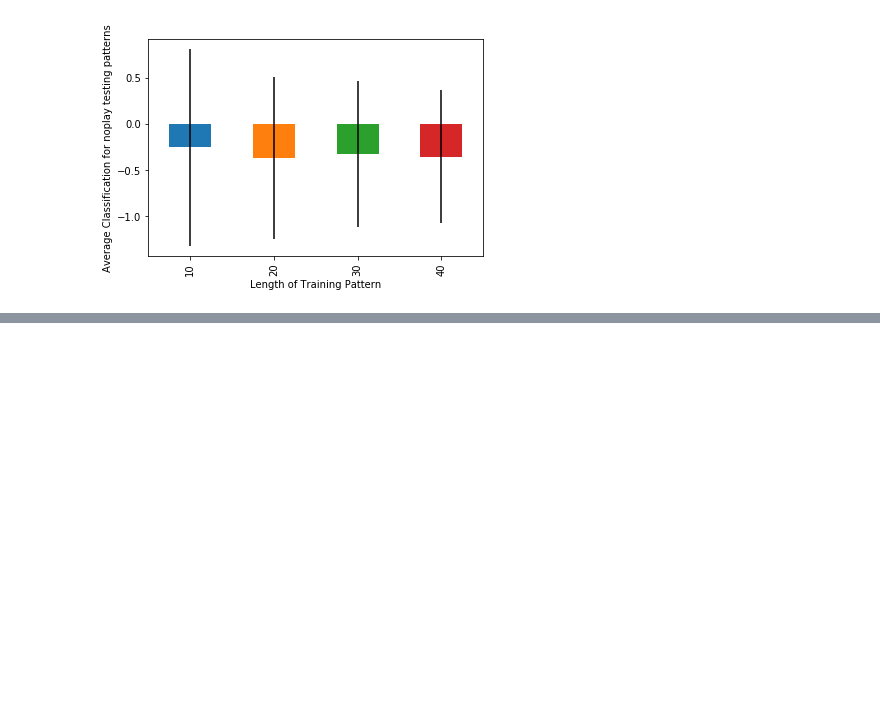
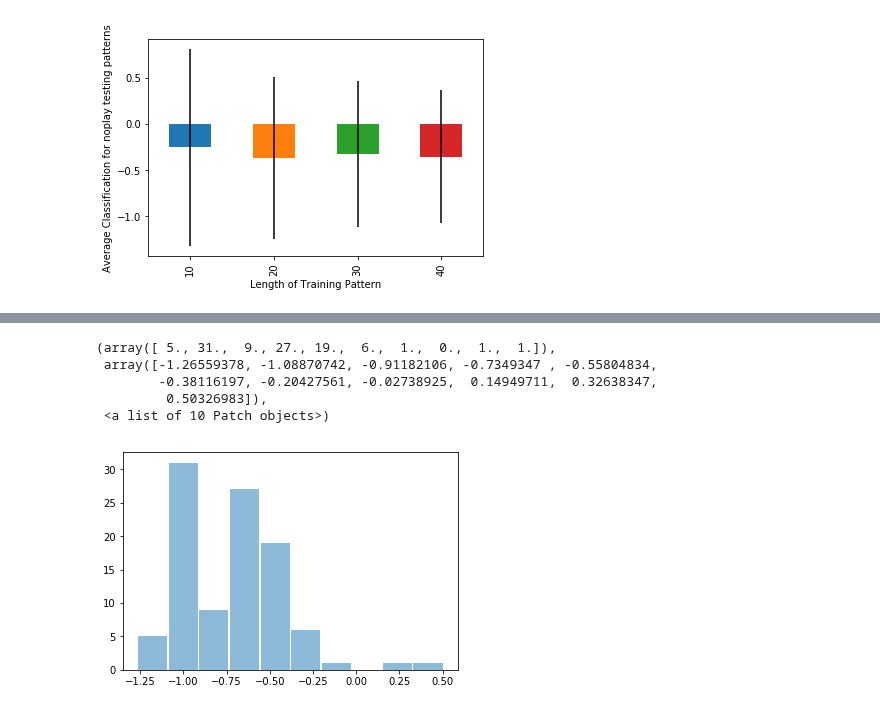
Before and after one commit to maddybartlett/NEN001, a Jupyter notebook: Plots.ipynb, the cells around one changed output, grey strips where cells are left out. Cells and saved outputs as stored; diff of their text form; code cells hidden in the pictures; blank space fills up the shorter version.

```diff
--- a/Plots.ipynb
+++ b/Plots.ipynb
@@ -758,0 +779,18 @@ Text(0.5,0,'Length of Training Pattern')
+# %%
+data_5_8 = pd.DataFrame(pytry.read('len_5_dim_8'))
+
+lendim = []
+for i in range(len(data_5_8.T[:100])):
+    a = data_5_8.T[:100].iloc[i].values
+    b = np.concatenate(a).ravel().tolist()
+    lendim.append(b)
+lendim = np.asarray(lendim)
+
+plt.hist(lendim, rwidth=0.95, alpha=0.5, label='5 seconds training')
+# %% [output]
+(array([ 5., 31.,  9., 27., 19.,  6.,  1.,  0.,  1.,  1.]),
+ array([-1.26559378, -1.08870742, -0.91182106, -0.7349347 , -0.55804834,
+        -0.38116197, -0.20427561, -0.02738925,  0.14949711,  0.32638347,
+         0.50326983]),
+ <a list of 10 Patch objects>)
+[figure, added]
```
Also changed, not shown: parts of 2 cells of this notebook.
